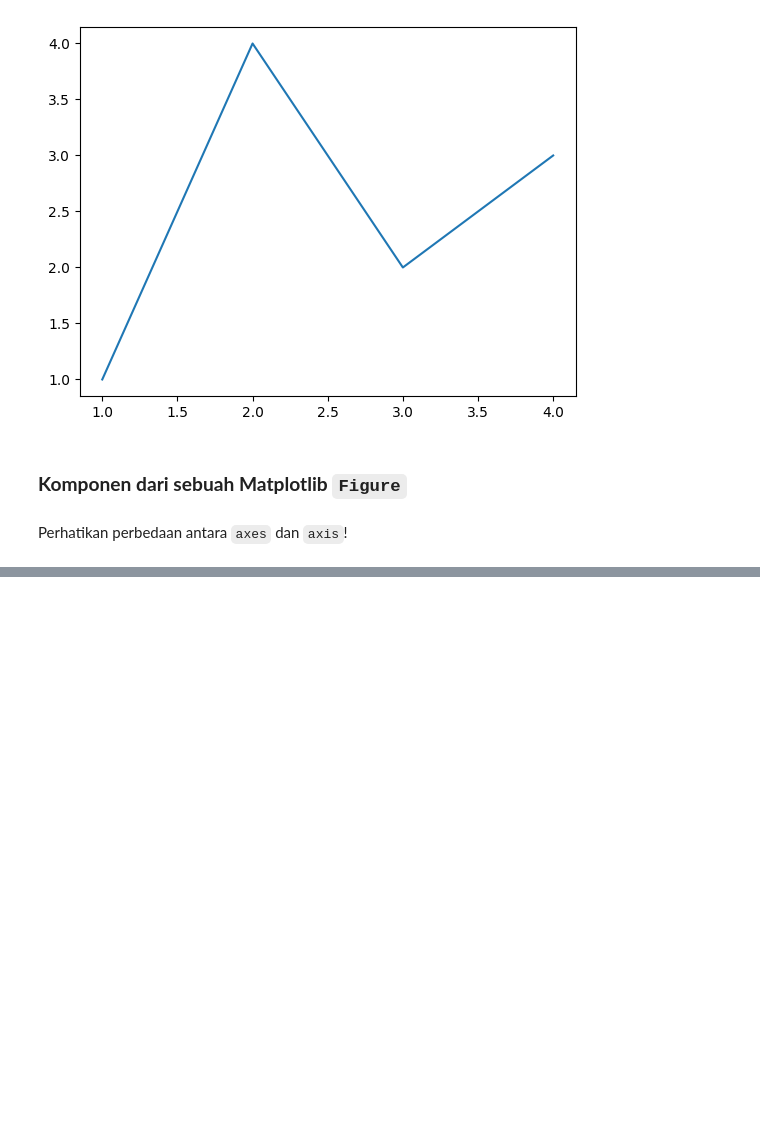
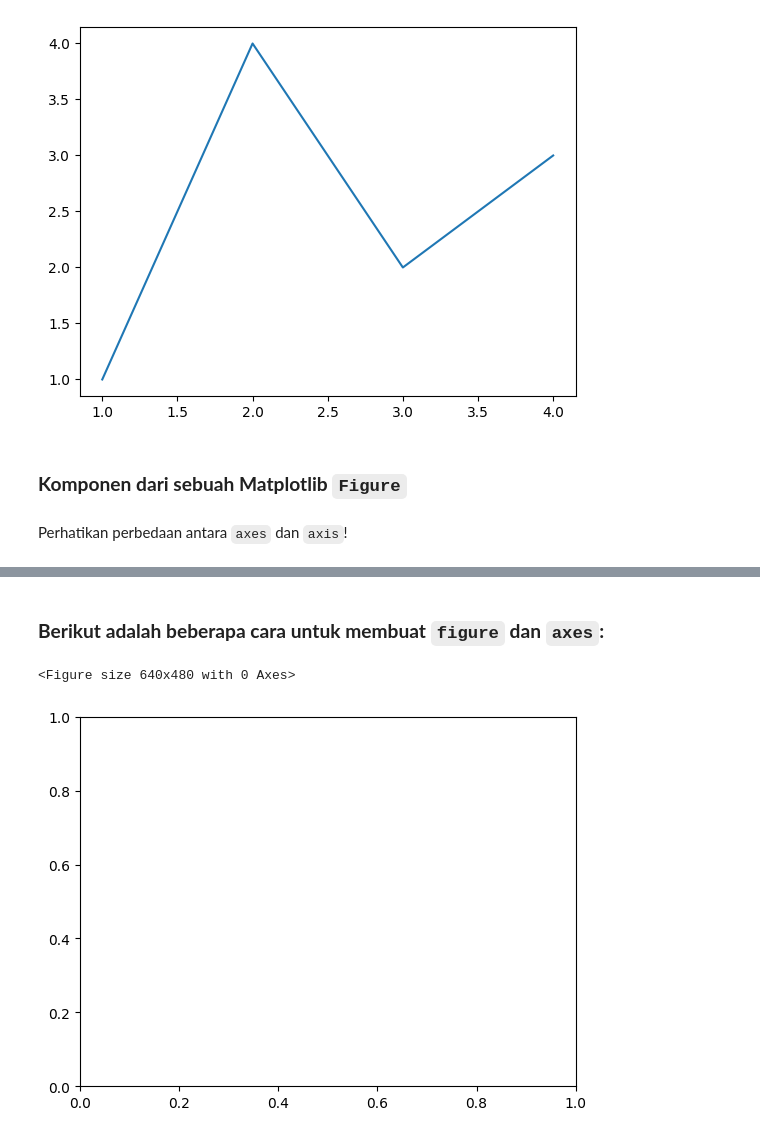
Before and after one commit to LatiefDataVisionary/matplotlib-with-indonesia-belajar, a Jupyter notebook: Matplotlib_01_Pengenalan_Matplotlib_|_Belajar_Matplotlib_Dasar_|_Belajar_Visualisasi_Data_Dasar.ipynb, the cells around one changed output, grey strips where cells are left out. Drawn from its saved outputs; the diff is of its cells as text; code cells hidden in the pictures; blank space fills up the shorter version.

Commit message:
Beberapa cara untuk membuat figure dan axes

```diff
--- a/Matplotlib_01_Pengenalan_Matplotlib_|_Belajar_Matplotlib_Dasar_|_Belajar_Visualisasi_Data_Dasar.ipynb
+++ b/Matplotlib_01_Pengenalan_Matplotlib_|_Belajar_Matplotlib_Dasar_|_Belajar_Visualisasi_Data_Dasar.ipynb
@@ -43,3 +43,13 @@ plt.plot(x,y)
 Perhatikan perbedaan antara `axes` dan `axis`!
 # %% [markdown]
 ![image.png](embedded-picture-1)
+# %% [markdown]
+### **Berikut adalah beberapa cara untuk membuat `figure` dan `axes`:**
+# %%
+fig = plt.figure()  #figure tanpa axes
+# %% [output]
+<Figure size 640x480 with 0 Axes>
+# %%
+fig, ax = plt.subplots()  # sebuah figure dengan sebuah axes
+# %% [output]
+[figure, added]
```
Also changed, not shown: parts of 1 cell of this notebook.
